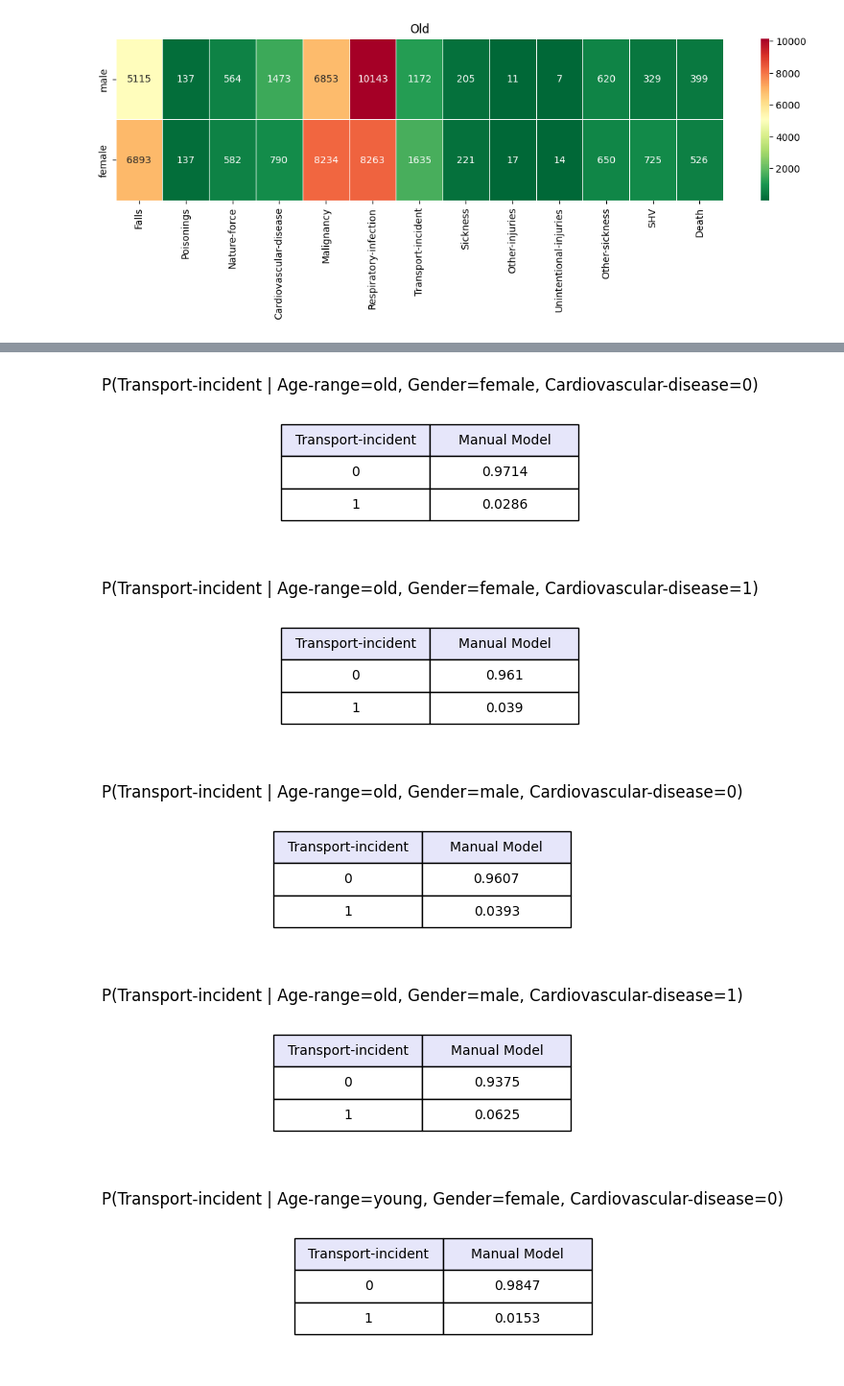
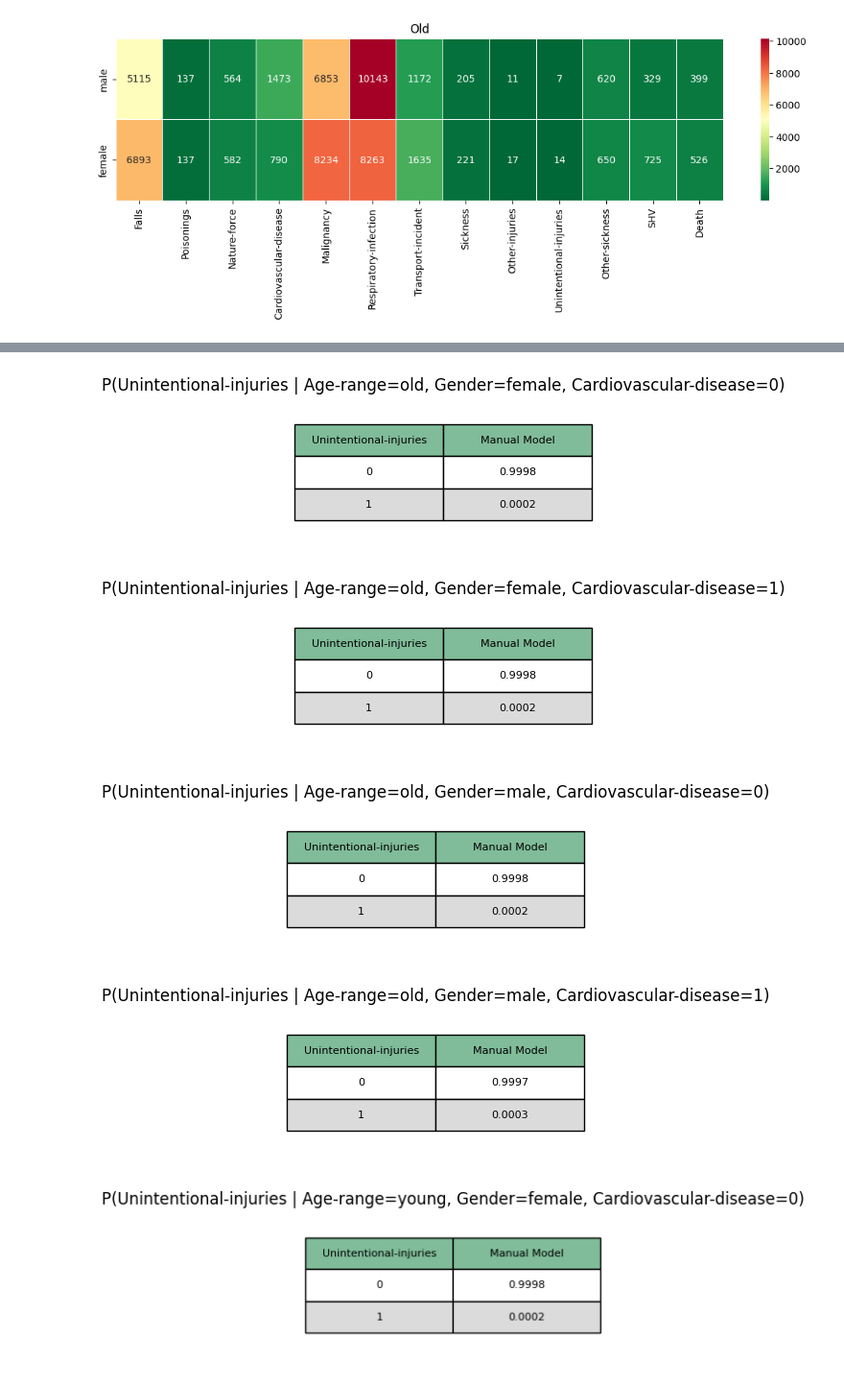
Before and after one commit to AndreaZecca/ByeBayes, a Jupyter notebook: project.ipynb, the cells around one changed output, grey strips where cells are left out. Shown at 96% size. Cells and saved outputs as stored; diff of their text form; code cells hidden in the pictures.

Commit message:
Project.ipynb: finished table drawing functions for Inference and CPDs. TODO: fix title positioning in cpd plotting

```diff
--- a/project.ipynb
+++ b/project.ipynb
@@ -295,6 +384,47 @@ def plot_query_table(models, targets, evidence):
 
 
     #return tables
+
+def plot_tables(models, targets, evidences):
+    title = f"P({', '.join(targets)} | {', '.join([f'{key}={value}' for (key, value) in evidences.items()])})"
+
+    model_names = [model.name for model in models]
+    col_labels = targets + model_names
+
+    col_colours = np.full(len(targets) + len(models), "#80bc99")
+
+    targets_values = {}
+    for target in targets:
+        targets_values[target] = mc_model.states[target]
+
+    query_by_model = {}
+    for model in models:
+        query_by_model[model] = inference(model.model, targets, evidences)
+
+    rows = []
+    targets_combinations = list(itertools.product(*targets_values.values()))
+    for combo in targets_combinations:
+        row = [*combo]
+        combo_queries = [round(query_by_model[this_model].get_value(**dict(zip(targets_values.keys(), combo))), 4) for this_model in query_by_model.keys()]
+        row += combo_queries
+        rows.append(row)
+
+    fig, ax1 = plt.subplots(figsize=(len(targets_combinations), len(targets)+len(models)))
+    table = ax1.table(cellText = rows,
+                      cellLoc = "center",
+                      colLabels = col_labels,
+                      colColours = col_colours,
+                      loc = "center")
+
+    for i in range(1, len(rows)+1):
+        if not i%2:
+            for j in range(0, len(targets) + len(models)):
+                table[(i, j)].set_facecolor("#dbdbdb")
+
+    table.scale(2, 2)
+    table.set_fontsize(12)
+    ax1.axis("off")
+    ax1.set_title(title)
 # %%
 def print_queries(model, queries):
     handWrittenQueries = [
@@ -302,7 +432,7 @@ def print_queries(model, queries):
     ]
     queries = queries + handWrittenQueries
     for query in queries:
-        plot_query_table(model, *query)
+        plot_tables(model, *query)
 # %%
 class Model:
     def __init__(self, model, name, dataset):
@@ -315,6 +445,6 @@ models = [
     #Model(model=hillclimb_model, name="HillClimb Model", dataset=dataset),
 ]
 
-q = completeQueriesGenerator(mc_model,(("Transport-incident","Age-range","Gender","Cardiovascular-disease"),))
+q = completeQueriesGenerator(mc_model,(("Unintentional-injuries","Age-range","Gender","Cardiovascular-disease"),))
 print_queries(models, q)
 # %% [output]
@@ -325,5 +455,5 @@ print_queries(models, q)
-[figure, old version]
+[figure, new version]
-[figure, old version]
+[figure, new version]
-[figure, old version]
+[figure, new version]
-[figure, old version]
+[figure, new version]
-[figure, old version]
+[figure, new version]
```
Also changed, not shown: parts of 4 cells of this notebook, 1 other file.
